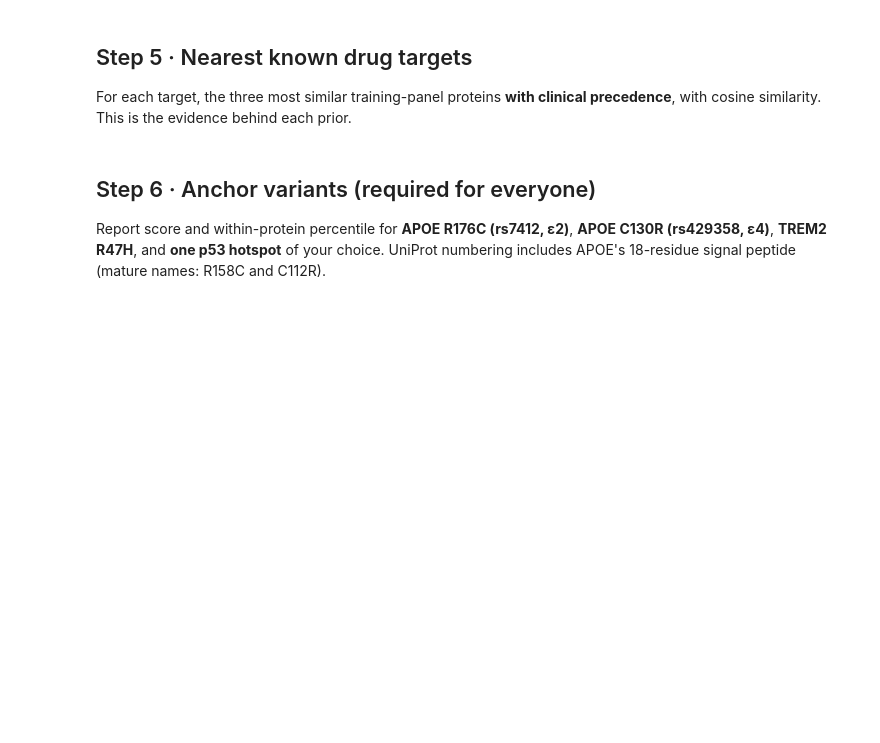
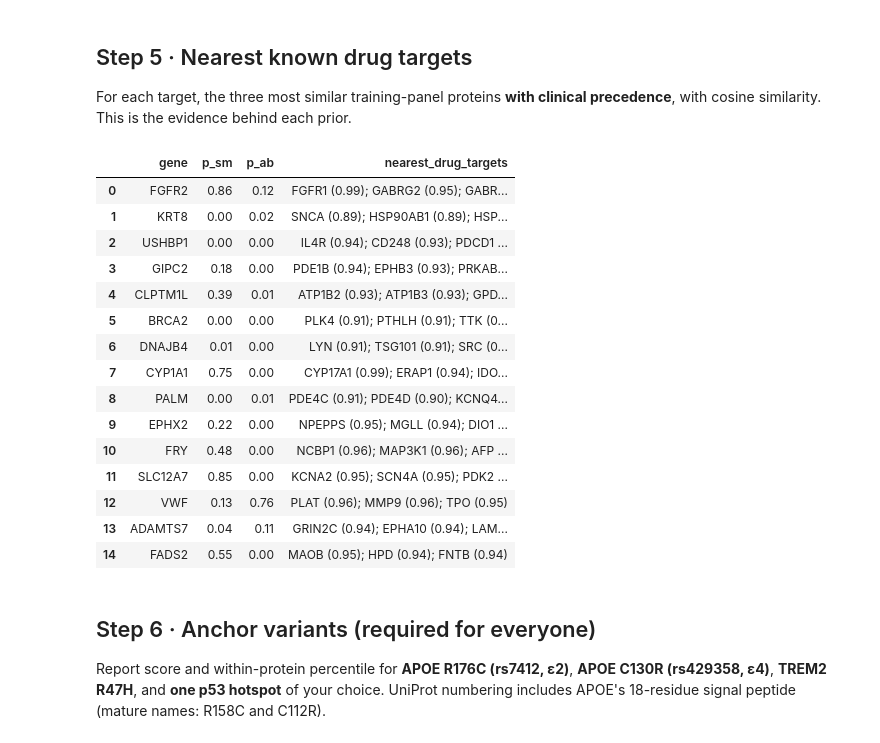
Before and after one commit to bhuvaneshkarthiknilavalagan/biot6900, a Jupyter notebook: BIOT6900_Module3_Assignment.ipynb, the cells around one changed output. Saved outputs shown, nothing was run; the diff lists cells and outputs as text; code cells hidden in the pictures; blank space fills up the shorter version.

```diff
--- a/BIOT6900_Module3_Assignment.ipynb
+++ b/BIOT6900_Module3_Assignment.ipynb
@@ -146,15 +194,36 @@ For each target, the three most similar training-panel proteins **with clinical
 # %%
 drugged = train[train["any_clinical"]].reset_index(drop=True)
 X_drugged = X_train[train["any_clinical"].values]
 S = cosine_matrix(X_targets, X_drugged)          # rows = your targets, columns = drugged proteins
 
 # TODO: for each target, find the 3 most similar drugged proteins and store them as text
 #       like "EGFR (0.81); ERBB2 (0.79); KIT (0.77)" in a new column `nearest_drug_targets`.
 #       Hint: np.argsort(-S[i])[:3] gives the column indices of the 3 largest similarities in row i.
-targets["nearest_drug_targets"] = ...
+def top3(i):
+    idx = np.argsort(-S[i])[:3]
+    return "; ".join(f"{drugged['gene'].iloc[j]} ({S[i, j]:.2f})" for j in idx)
+
+targets["nearest_drug_targets"] = [top3(i) for i in range(len(targets))]
 
 require(nearest_drug_targets=targets["nearest_drug_targets"].iloc[0])
 targets[["gene", "p_sm", "p_ab", "nearest_drug_targets"]].round(2)
+# %% [output]
+|  | gene | p_sm | p_ab | nearest_drug_targets |
+| 0 | FGFR2 | 0.86 | 0.12 | FGFR1 (0.99); GABRG2 (0.95); GABR... |
+| 1 | KRT8 | 0.00 | 0.02 | SNCA (0.89); HSP90AB1 (0.89); HSP... |
+| 2 | USHBP1 | 0.00 | 0.00 | IL4R (0.94); CD248 (0.93); PDCD1 ... |
+| 3 | GIPC2 | 0.18 | 0.00 | PDE1B (0.94); EPHB3 (0.93); PRKAB... |
+| 4 | CLPTM1L | 0.39 | 0.01 | ATP1B2 (0.93); ATP1B3 (0.93); GPD... |
+| 5 | BRCA2 | 0.00 | 0.00 | PLK4 (0.91); PTHLH (0.91); TTK (0... |
+| 6 | DNAJB4 | 0.01 | 0.00 | LYN (0.91); TSG101 (0.91); SRC (0... |
+| 7 | CYP1A1 | 0.75 | 0.00 | CYP17A1 (0.99); ERAP1 (0.94); IDO... |
+| 8 | PALM | 0.00 | 0.01 | PDE4C (0.91); PDE4D (0.90); KCNQ4... |
+| 9 | EPHX2 | 0.22 | 0.00 | NPEPPS (0.95); MGLL (0.94); DIO1 ... |
+| 10 | FRY | 0.48 | 0.00 | NCBP1 (0.96); MAP3K1 (0.96); AFP ... |
+| 11 | SLC12A7 | 0.85 | 0.00 | KCNA2 (0.95); SCN4A (0.95); PDK2 ... |
+| 12 | VWF | 0.13 | 0.76 | PLAT (0.96); MMP9 (0.96); TPO (0.95) |
+| 13 | ADAMTS7 | 0.04 | 0.11 | GRIN2C (0.94); EPHA10 (0.94); LAM... |
+| 14 | FADS2 | 0.55 | 0.00 | MAOB (0.95); HPD (0.94); FNTB (0.94) |
 # %% [markdown]
 ## Step 6 · Anchor variants (required for everyone)
 
```
Also changed, not shown: parts of 13 cells of this notebook.
